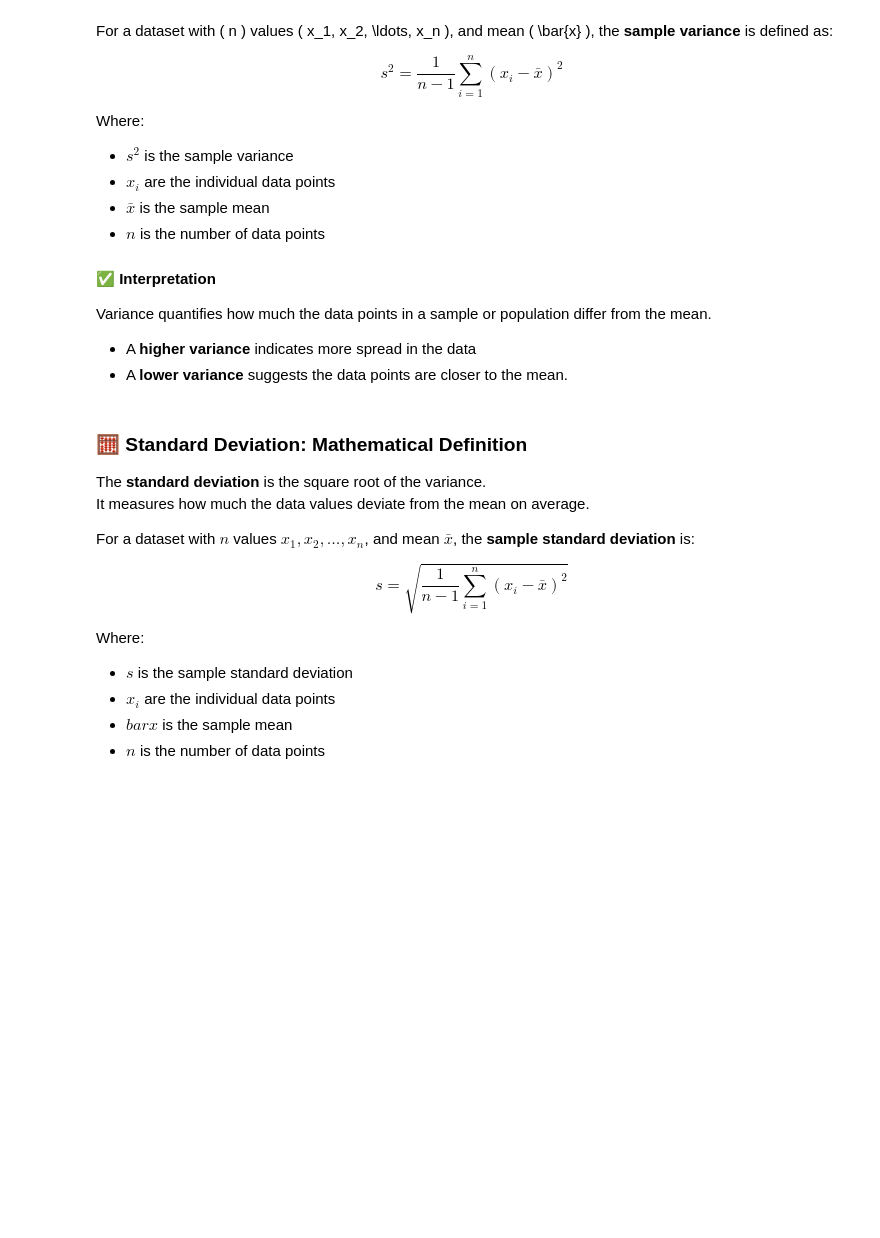
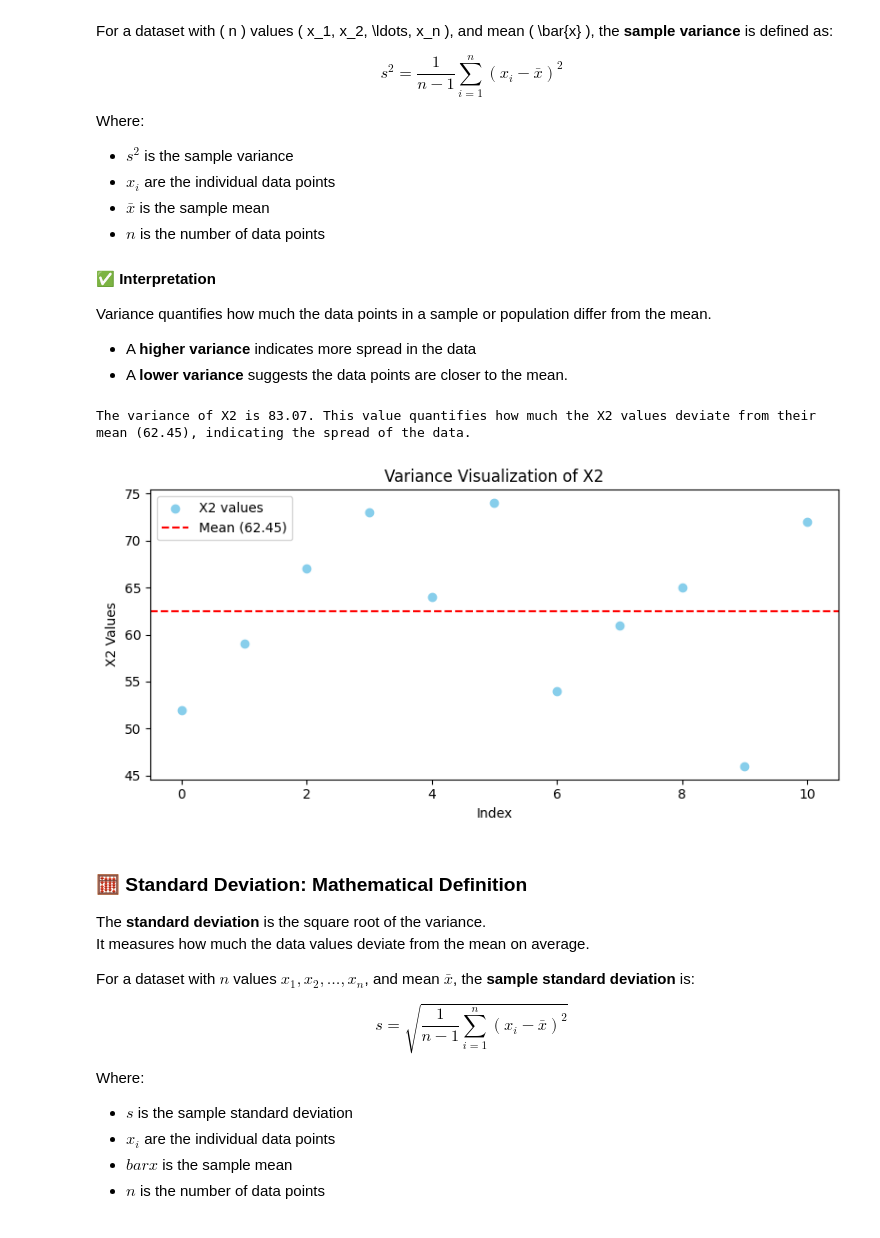
Before and after one commit to abdullahiabdirizak32-hub/DataStructuresWorkshop-Group2, a Jupyter notebook: IntroToDataStructures_Workshop_challenge.ipynb, the cells around one changed output. Cells and saved outputs as stored; diff of their text form; code cells hidden in the pictures; blank space fills up the shorter version.

```diff
--- a/IntroToDataStructures_Workshop_challenge.ipynb
+++ b/IntroToDataStructures_Workshop_challenge.ipynb
@@ -1023,20 +1039,34 @@ Variance quantifies how much the data points in a sample or population differ fr
 - A **lower variance** suggests the data points are closer to the mean.
 # %%
 import pandas as pd
+import matplotlib.pyplot as plt
 
 # Load the dataset
-# Assumes df = pd.read_csv("Systolic1.csv")
+df = pd.read_csv("./data/Systolic1.csv")
 
-# Define a function to interpret the variance of the X2 column
+# Define a function to interpret and visualize variance
 def interpret_variance(dataframe):
     variance_val = dataframe['X2'].var()
-    return f"The variance of X2 is {variance_val:.2f}. This value quantifies how much the X2 values deviate from their mean, indicating the spread of the data."
+    mean_val = dataframe['X2'].mean()
 
-# Call the function and print the interpretation
-print(interpret_variance(df))
+    print(f"The variance of X2 is {variance_val:.2f}. This value quantifies how much the X2 values deviate from their mean ({mean_val:.2f}), indicating the spread of the data.")
 
+    # --- Visualization ---
+    plt.figure(figsize=(8, 4))
+    plt.scatter(range(len(dataframe['X2'])), dataframe['X2'], color='skyblue', label="X2 values")
+    plt.axhline(mean_val, color='red', linestyle='--', label=f"Mean ({mean_val:.2f})")
+    plt.title("Variance Visualization of X2")
+    plt.xlabel("Index")
+    plt.ylabel("X2 Values")
+    plt.legend()
+    plt.tight_layout()
+    plt.show(block=True)
 
-# TODO - Implement the method to calculate and interpret the variance by charting it
+# Call the function
+interpret_variance(df)
+# %% [output]
+The variance of X2 is 83.07. This value quantifies how much the X2 values deviate from their mean (62.45), indicating the spread of the data.
+[figure, added]
 # %% [markdown]
 ### 🧮 Standard Deviation: Mathematical Definition
 
```
Also changed, not shown: parts of 4 cells of this notebook.
